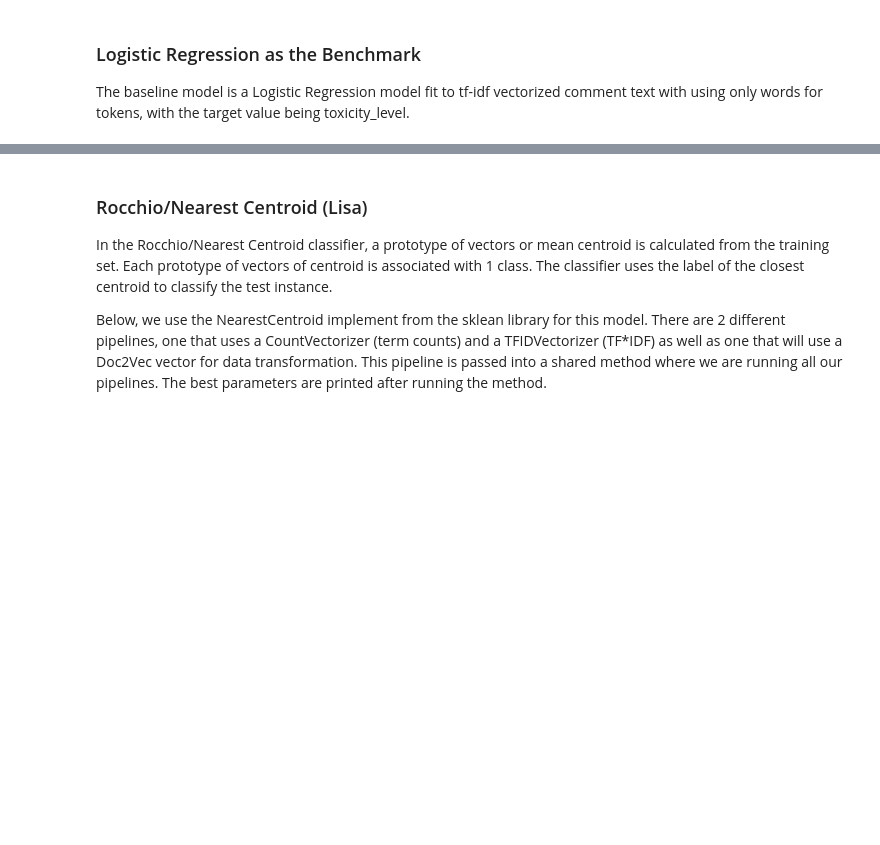
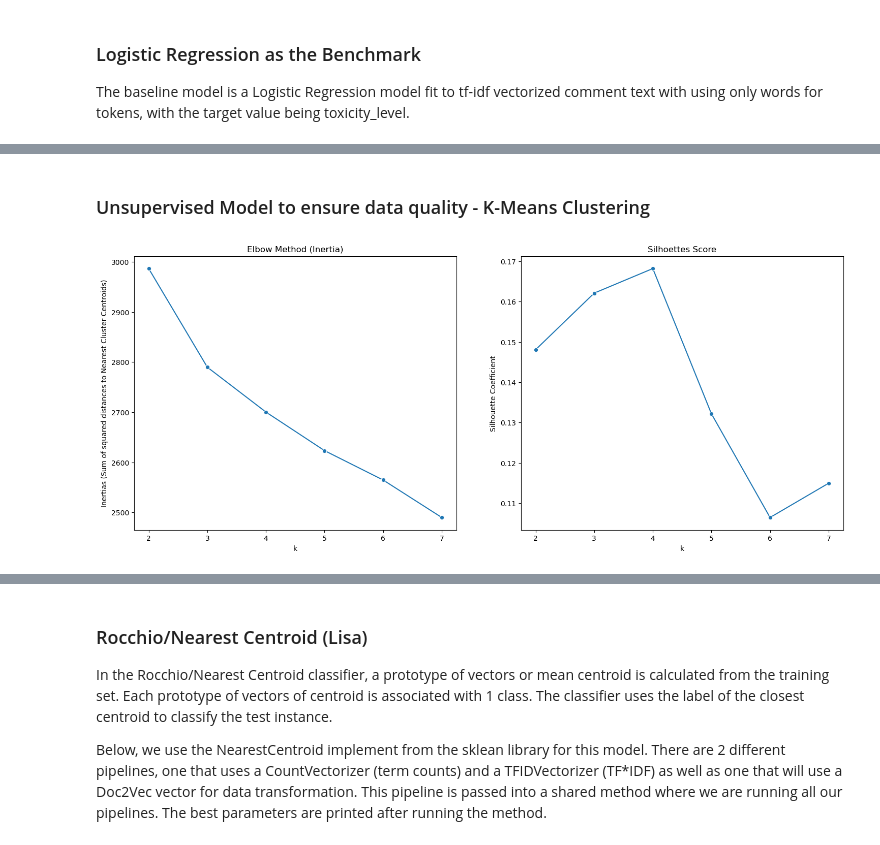
Before and after one commit to jjbocek/ToxicApp, a Jupyter notebook: Final_Project/Toxic_App_Main.ipynb, the cells around one changed output, grey strips where cells are left out. Saved outputs shown, nothing was run; the diff lists cells and outputs as text; code cells hidden in the pictures; blank space fills up the shorter version.

```diff
--- a/Final_Project/Toxic_App_Main.ipynb
+++ b/Final_Project/Toxic_App_Main.ipynb
@@ -228,32 +281,36 @@ bestN
+# %% [markdown]
+### Unsupervised Model to ensure data quality - K-Means Clustering
 # %%
 ### KMean
-lsa= make_pipeline(TruncatedSVD(n_components=110), Normalizer(copy=False))
-XLSA= lsa.fit_transform(X_tfidf)
+lsa= make_pipeline(TruncatedSVD(n_components=109), Normalizer(copy=False))
+XLSA= lsa.fit_transform(trainX_tfidf)
 log = []
 k_range = range(2,8) # Range of k values
 
 for k in k_range:
     kmean = KMeans(n_clusters = k, random_state=961)
     clusterLabel = kmean.fit_predict(XLSA)
     inertia= kmean.inertia_
     centroids= kmean.cluster_centers_
     if True: # Generate Silhoettes Score
         silhoettes_avg = silhouette_score(XLSA, clusterLabel)
         log.append([k, inertia, silhoettes_avg])
         continue
     log.append([k, inertia])
 
 plot_df = pd.DataFrame(
     log, columns = [
         'k', 'Inertias (Sum of squared distances to Nearest Cluster Centroids)', 'Silhouette Coefficient'
         ]
     )
 fig, axes = plt.subplots(1,2, figsize=(18,7))
 sns.lineplot(
     x='k', y='Inertias (Sum of squared distances to Nearest Cluster Centroids)',
     data = plot_df, marker= 'o', ax = axes[0])
 axes[0].set_title("Elbow Method (Inertia)")
 sns.lineplot(x='k', y='Silhouette Coefficient', data=plot_df, marker='o', ax = axes[1])
 axes[1].set_title("Silhoettes Score")
 plt.show()
+# %% [output]
+[figure, added]
 # %%
```
Also changed, not shown: parts of 32 cells of this notebook.
